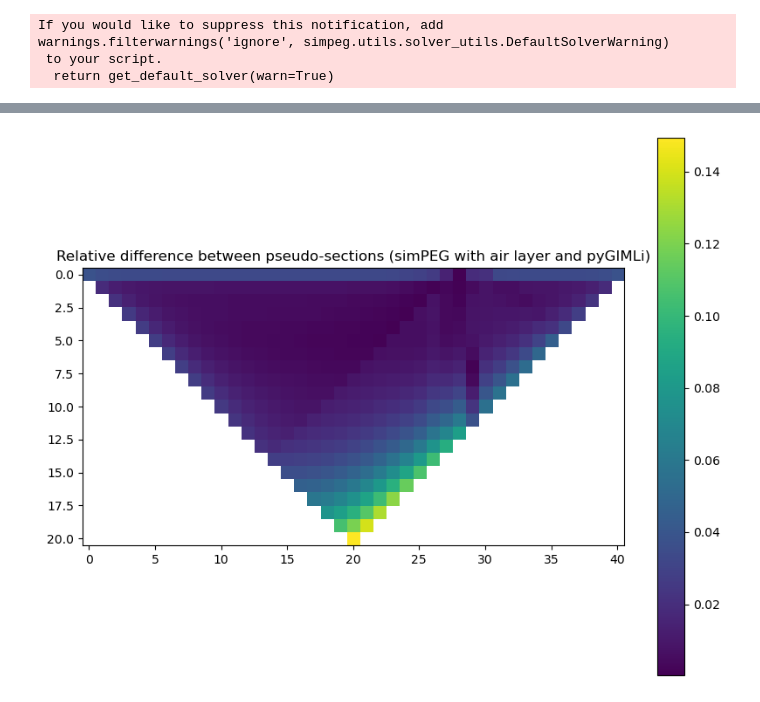
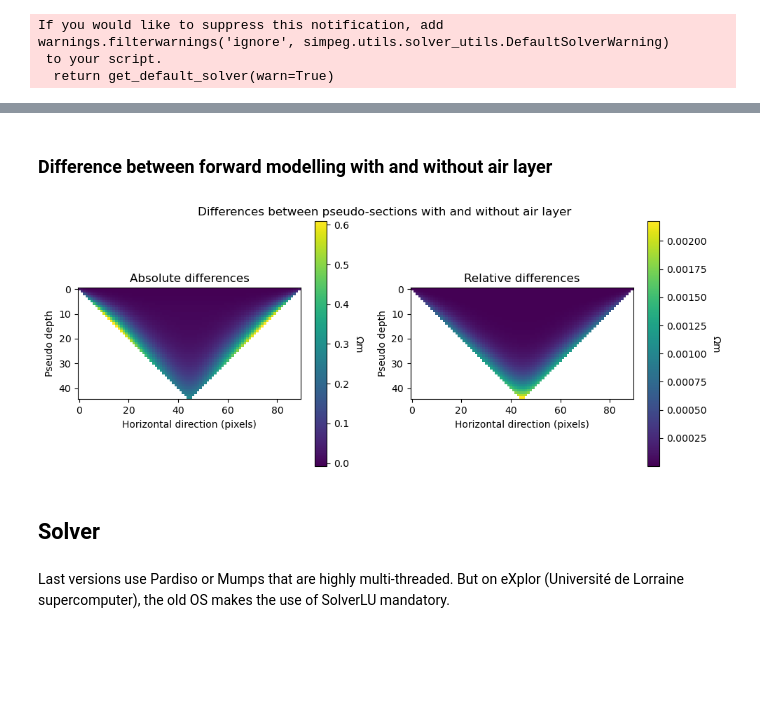
Before and after one commit to Jojobarbarr/invERT, a Jupyter notebook: invERT/data/assign_resistivity_simPEG_pyGIMLi_comp.ipynb, the cells around one changed output, grey strips where cells are left out. Cells and saved outputs as stored; diff of their text form; code cells hidden in the pictures; blank space fills up the shorter version.

```diff
--- a/invERT/data/assign_resistivity_simPEG_pyGIMLi_comp.ipynb
+++ b/invERT/data/assign_resistivity_simPEG_pyGIMLi_comp.ipynb
@@ -741,11 +746,30 @@ plt.show()
-# %%
-plt.figure(figsize=(10, 8))
-plt.imshow(np.abs(pseudo_section_simPEG_air - pseudo_section_pyGIMLi) / pseudo_section_pyGIMLi, cmap="viridis")
-plt.colorbar()
-plt.title("Relative difference between pseudo-sections (simPEG with air layer and pyGIMLi)")
-plt.show()
-# %% [output]
-[figure, removed]
+# %% [markdown]
+### Difference between forward modelling with and without air layer
+# %%
+fig, ax = plt.subplots(1, 2, figsize=(10, 8))
+img0 = ax[0].imshow(pseudo_section_simPEG_air - pseudo_section_simPEG, cmap="viridis")
+ax[0].set_title("Absolute differences")
+ax[0].set_ylabel("Pseudo depth")
+ax[0].set_xlabel("Horizontal direction (pixels)")
+cbar0 = plt.colorbar(img0, ax=ax[0], label=r"Apparent resistivity ($\Omega$m)", shrink=0.5)
+cbar0.set_label(r"$\Omega$m", rotation=270, labelpad=15)
+
+img1 = ax[1].imshow(np.abs(pseudo_section_simPEG_air - pseudo_section_simPEG) / pseudo_section_simPEG, cmap="viridis")
+ax[1].set_title("Relative differences")
+ax[1].set_ylabel("Pseudo depth")
+ax[1].set_xlabel("Horizontal direction (pixels)")
+cbar1 = plt.colorbar(img1, ax=ax[1], label=r"Apparent resistivity ($\Omega$m)", shrink=0.5)
+cbar1.set_label(r"$\Omega$m", rotation=270, labelpad=15)
+
+fig.suptitle("Differences between pseudo-sections with and without air layer", y=0.7)
+plt.tight_layout(rect=[0, 0, 1, 0.95])
+plt.show()
+# %% [output]
+[figure, added]
+# %% [markdown]
+## Solver
+# %% [markdown]
+Last versions use Pardiso or Mumps that are highly multi-threaded. But on eXplor (Université de Lorraine supercomputer), the old OS makes the use of SolverLU mandatory.
 # %%
 from pymatsolver import SolverLU
 survey.drape_electrodes_on_topography(mesh, active_cells, option="top", topography=topo_2d)
```
Also changed, not shown: parts of 33 cells of this notebook, 1 other file.
